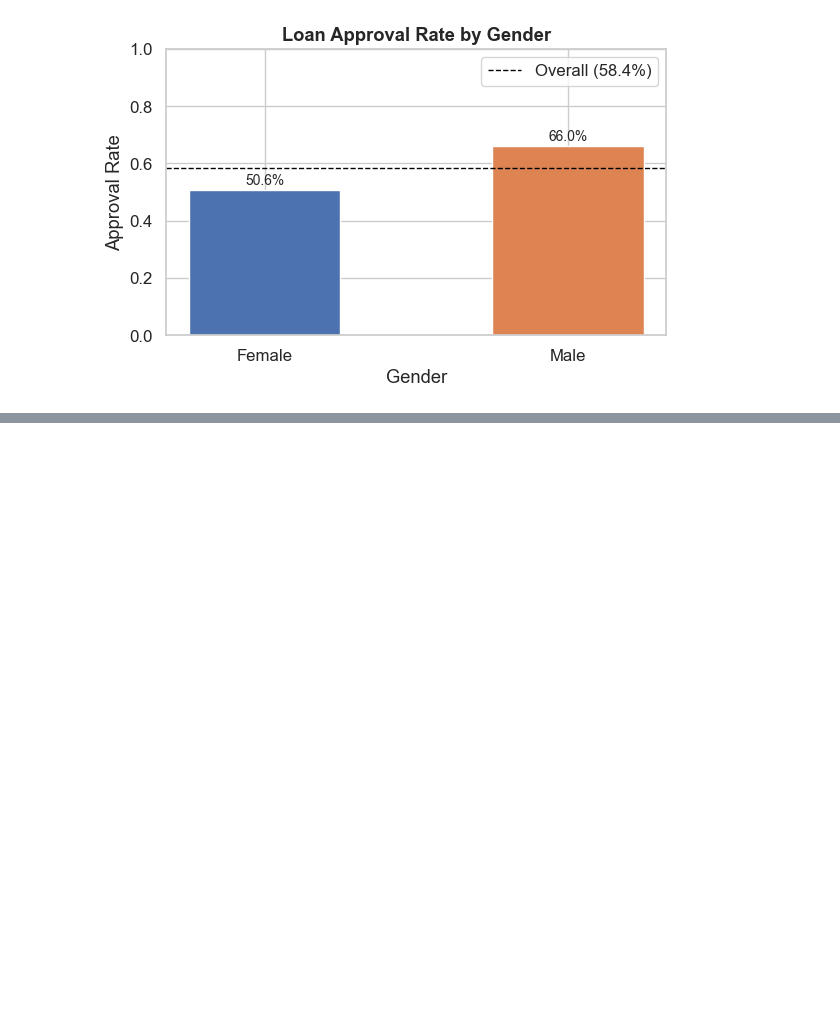
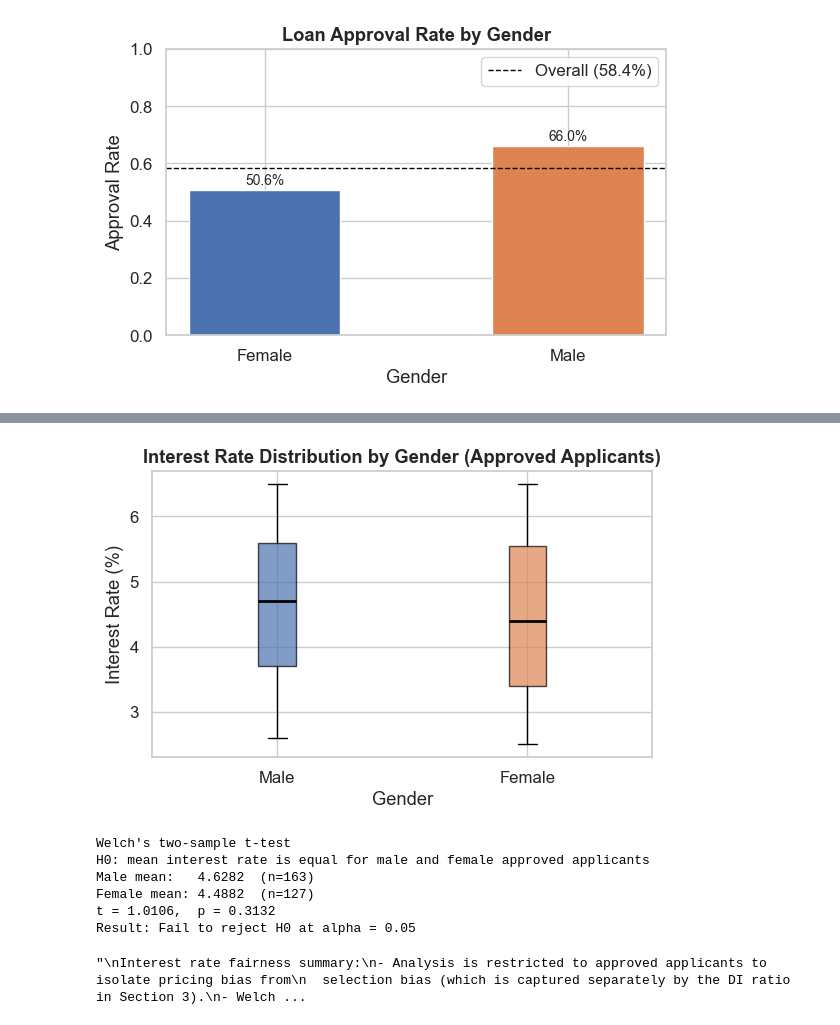
Before and after one commit to mchlkan/dego-2606-group3, a Jupyter notebook: notebooks/02-bias-analysis.ipynb, the cells around one changed output, grey strips where cells are left out. Drawn from its saved outputs; the diff is of its cells as text; code cells hidden in the pictures; blank space fills up the shorter version.

```diff
--- a/notebooks/02-bias-analysis.ipynb
+++ b/notebooks/02-bias-analysis.ipynb
@@ -128,0 +285,12 @@ plt.show()
+# %%
+# filter to approved applicants only
+approved = df[df["loan_approved"] == True].copy()
+
+# descriptive statistics for interest rate by gender
+ir_by_gender = (
+    approved.groupby("gender_clean", observed=True)["interest_rate"]
+    .describe()
+    .round(4)
+)
+print(f"Interest rate statistics by gender (n={len(approved)} approved applicants):")
+display(ir_by_gender)
@@ -128,0 +303,60 @@ plt.show()
+# %%
+# box plot: interest rate distribution by gender (approved applicants only)
+fig, ax = plt.subplots(figsize=(6, 4))
+
+gender_groups = approved["gender_clean"].dropna().unique().tolist()
+data_to_plot  = [approved.loc[approved["gender_clean"] == g, "interest_rate"].dropna().values
+                 for g in gender_groups]
+
+bp = ax.boxplot(data_to_plot, labels=gender_groups, patch_artist=True,
+                medianprops=dict(color="black", linewidth=2))
+
+colors = ["#4C72B0", "#DD8452"]
+for patch, color in zip(bp["boxes"], colors):
+    patch.set_facecolor(color)
+    patch.set_alpha(0.7)
+
+ax.set_title("Interest Rate Distribution by Gender (Approved Applicants)", fontweight="bold")
+ax.set_xlabel("Gender")
+ax.set_ylabel("Interest Rate (%)")
+
+plt.tight_layout()
+plt.savefig("../reports/figures/02_interest_rate_by_gender.png", dpi=150)
+plt.show()
+# %% [output]
+[figure, added]
+# %%
+# Welch's t-test: equal mean interest rates for male vs female approved applicants?
+# H0: mean interest rate is equal for male and female approved applicants
+# Welch's variant used because equal variance between groups is not assumed
+male_ir   = approved.loc[approved["gender_clean"] == "Male",   "interest_rate"].dropna()
+female_ir = approved.loc[approved["gender_clean"] == "Female", "interest_rate"].dropna()
+
+t_stat, p_ttest = stats.ttest_ind(male_ir, female_ir, equal_var=False)
+
+print(f"Welch's two-sample t-test")
+print(f"H0: mean interest rate is equal for male and female approved applicants")
+print(f"Male mean:   {male_ir.mean():.4f}  (n={len(male_ir)})")
+print(f"Female mean: {female_ir.mean():.4f}  (n={len(female_ir)})")
+print(f"t = {t_stat:.4f},  p = {p_ttest:.4f}")
+print(f"Result: {'Reject H0' if p_ttest < 0.05 else 'Fail to reject H0'} at alpha = 0.05")
+# %% [output]
+Welch's two-sample t-test
+H0: mean interest rate is equal for male and female approved applicants
+Male mean:   4.6282  (n=163)
+Female mean: 4.4882  (n=127)
+t = 1.0106,  p = 0.3132
+Result: Fail to reject H0 at alpha = 0.05
+# %%
+'''
+Interest rate fairness summary:
+- Analysis is restricted to approved applicants to isolate pricing bias from
+  selection bias (which is captured separately by the DI ratio in Section 3).
+- Welch's t-test is used rather than Student's t-test because equal variance
+  between groups cannot be assumed a priori.
+- A statistically significant difference in mean interest rates would indicate
+  differential pricing — a form of disparate treatment even among approved
+  applicants, with direct implications under ECOA and GDPR Article 22.
+'''
+# %% [output]
+"\nInterest rate fairness summary:\n- Analysis is restricted to approved applicants to isolate pricing bias from\n  selection bias (which is captured separately by the DI ratio in Section 3).\n- Welch ...
```
Also changed, not shown: parts of 15 cells of this notebook.
